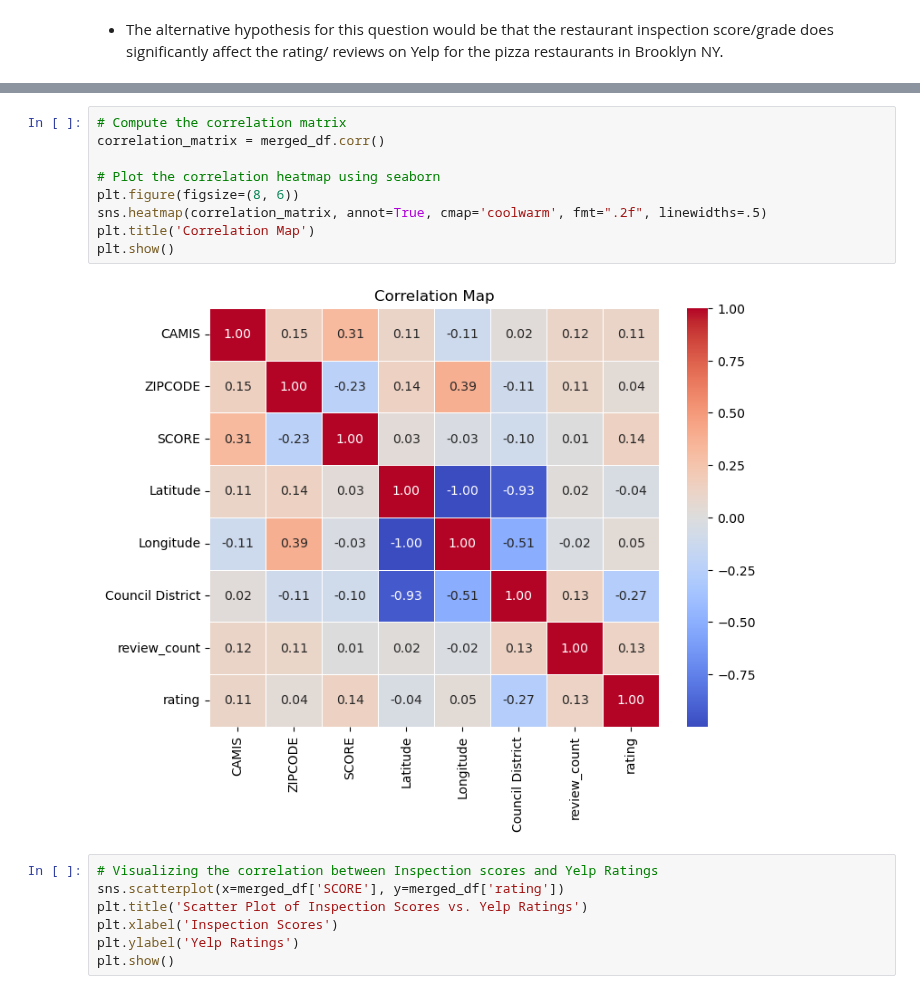
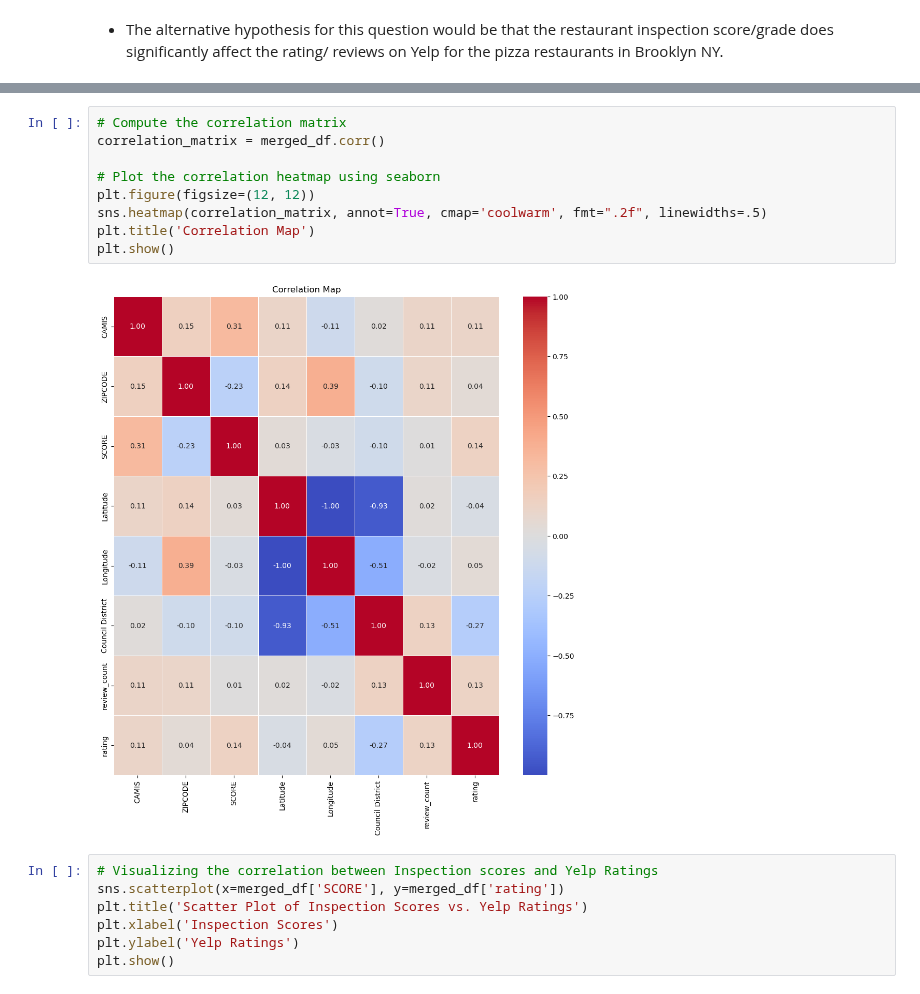
Before and after one commit to JoeBwonKenobi/NYCRestarauntInspections, a Jupyter notebook: Hypothesis Testing.ipynb, the cells around one changed output, grey strips where cells are left out. Saved outputs shown, nothing was run; the diff lists cells and outputs as text.

```diff
--- a/Hypothesis Testing.ipynb
+++ b/Hypothesis Testing.ipynb
@@ -204,14 +217,14 @@ There is no significant correlation.
 # %%
 # Compute the correlation matrix
 correlation_matrix = merged_df.corr()
 
 # Plot the correlation heatmap using seaborn
-plt.figure(figsize=(8, 6))
+plt.figure(figsize=(12, 12))
 sns.heatmap(correlation_matrix, annot=True, cmap='coolwarm', fmt=".2f", linewidths=.5)
 plt.title('Correlation Map')
 plt.show()
 # %% [output]
-[figure, old version]
+[figure, new version]
 # %%
 # Visualizing the correlation between Inspection scores and Yelp Ratings
 sns.scatterplot(x=merged_df['SCORE'], y=merged_df['rating'])
```
Also changed, not shown: parts of 11 cells of this notebook, 5 other files.
